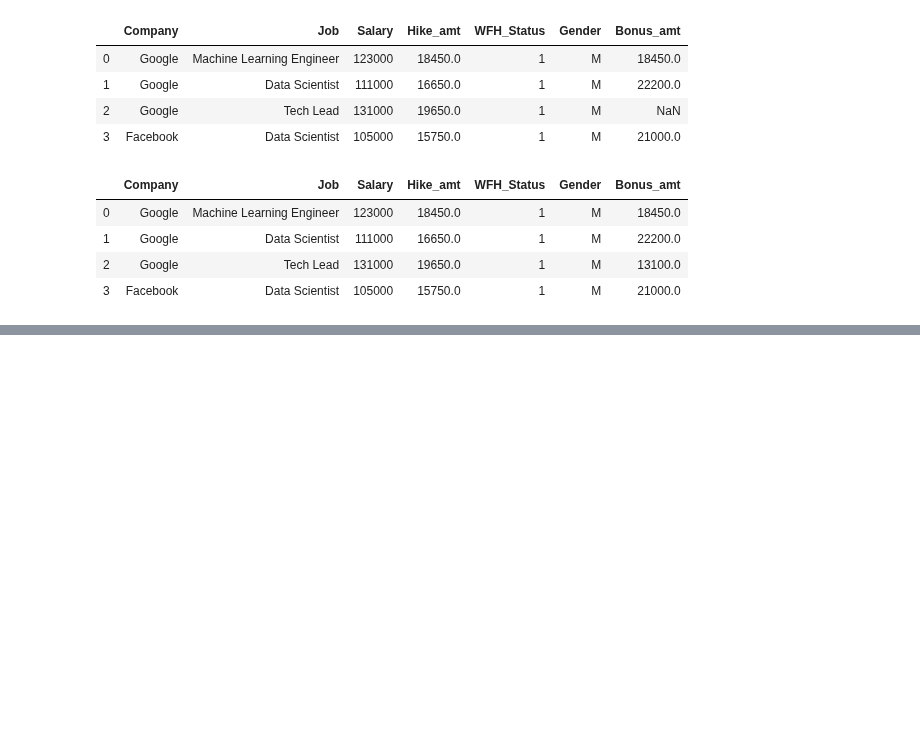
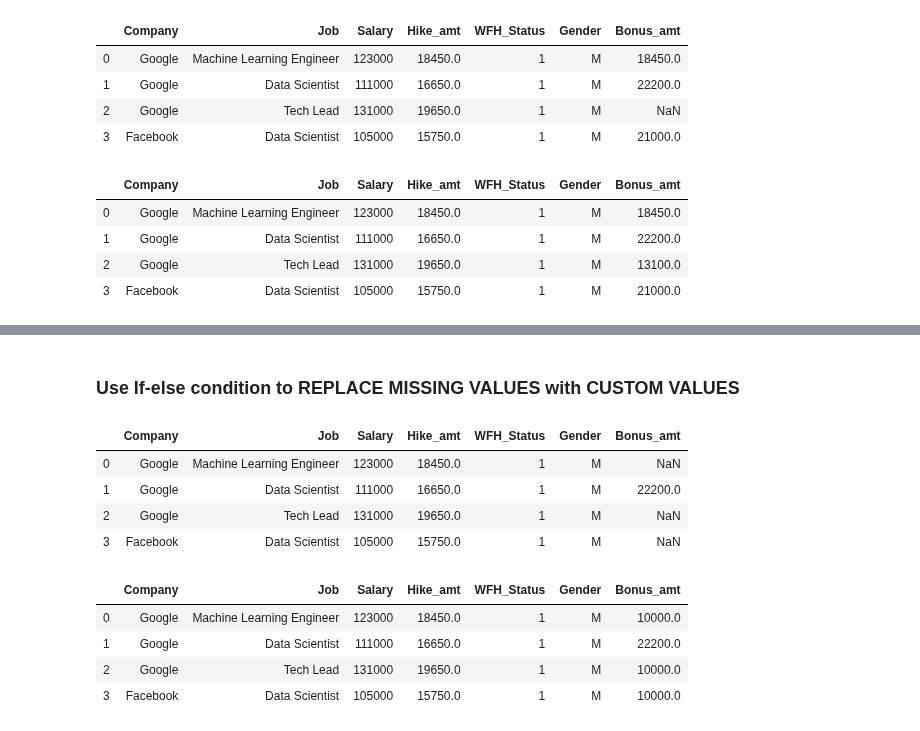
Before and after one commit to AbhishekKumar-0311/Machine-Learning-with-Python, a Jupyter notebook: Pandas/Learning_Pandas_Part_1.ipynb, the cells around one changed output, grey strips where cells are left out. Drawn from its saved outputs; the diff is of its cells as text; code cells hidden in the pictures; blank space fills up the shorter version.

```diff
--- a/Pandas/Learning_Pandas_Part_1.ipynb
+++ b/Pandas/Learning_Pandas_Part_1.ipynb
@@ -271,0 +318,19 @@ emp_df_2b
+# %%
+emp_df_2c = emp_df_2.copy()
+emp_df_2c
+
+# Creating a new column Bonus_amt based on Job
+# DS - 20% of Salary
+# MLE - 15% of Salary
+# TL - 10% of Salary
+
+conditions = [
+    (emp_df_2c['Job'] == 'Data Scientist'),
+    (emp_df_2c['Job'] == 'Machine Learning Engineer'),
+    (emp_df_2c['Job'] == 'Tech Lead')]
+
+choices = [emp_df_2c.Salary*.20, emp_df_2c.Salary*.15, emp_df_2c.Salary*.10]
+
+emp_df_2c['Bonus_amt'] = np.select(conditions, choices, default=10000)
+
+emp_df_2c
@@ -271,0 +348,23 @@ emp_df_2b
+# %% [markdown]
+### Use If-else condition to REPLACE MISSING VALUES with CUSTOM VALUES
+# %%
+# Updating few values with NaN
+
+emp_df_2c['Bonus_amt'] = np.where(emp_df_2c['Bonus_amt'] <= 21000, np.NaN, emp_df_2c['Bonus_amt'] )
+emp_df_2c
+
+# Updating the missing values (NaN) with any custom value, here 10000
+
+emp_df_2c.loc[emp_df_2c['Bonus_amt'].isna(), 'Bonus_amt' ] = 10000
+emp_df_2c
+# %% [output]
+|  | Company | Job | Salary | Hike_amt | WFH_Status | Gender | Bonus_amt |
+| 0 | Google | Machine Learning Engineer | 123000 | 18450.0 | 1 | M | NaN |
+| 1 | Google | Data Scientist | 111000 | 16650.0 | 1 | M | 22200.0 |
+| 2 | Google | Tech Lead | 131000 | 19650.0 | 1 | M | NaN |
+| 3 | Facebook | Data Scientist | 105000 | 15750.0 | 1 | M | NaN |
+|  | Company | Job | Salary | Hike_amt | WFH_Status | Gender | Bonus_amt |
+| 0 | Google | Machine Learning Engineer | 123000 | 18450.0 | 1 | M | 10000.0 |
+| 1 | Google | Data Scientist | 111000 | 16650.0 | 1 | M | 22200.0 |
+| 2 | Google | Tech Lead | 131000 | 19650.0 | 1 | M | 10000.0 |
+| 3 | Facebook | Data Scientist | 105000 | 15750.0 | 1 | M | 10000.0 |
```
Also changed, not shown: parts of 14 cells of this notebook.
